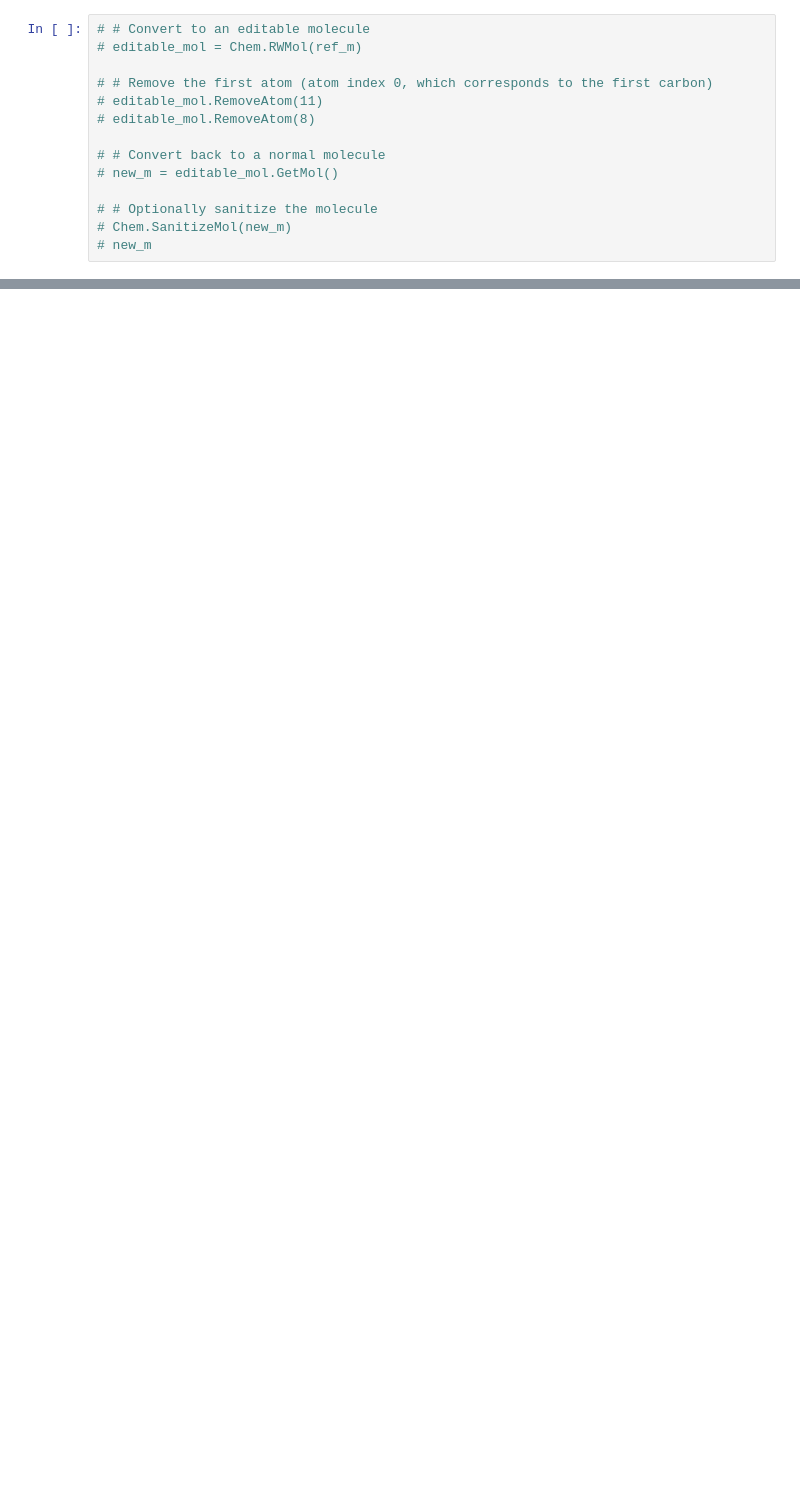
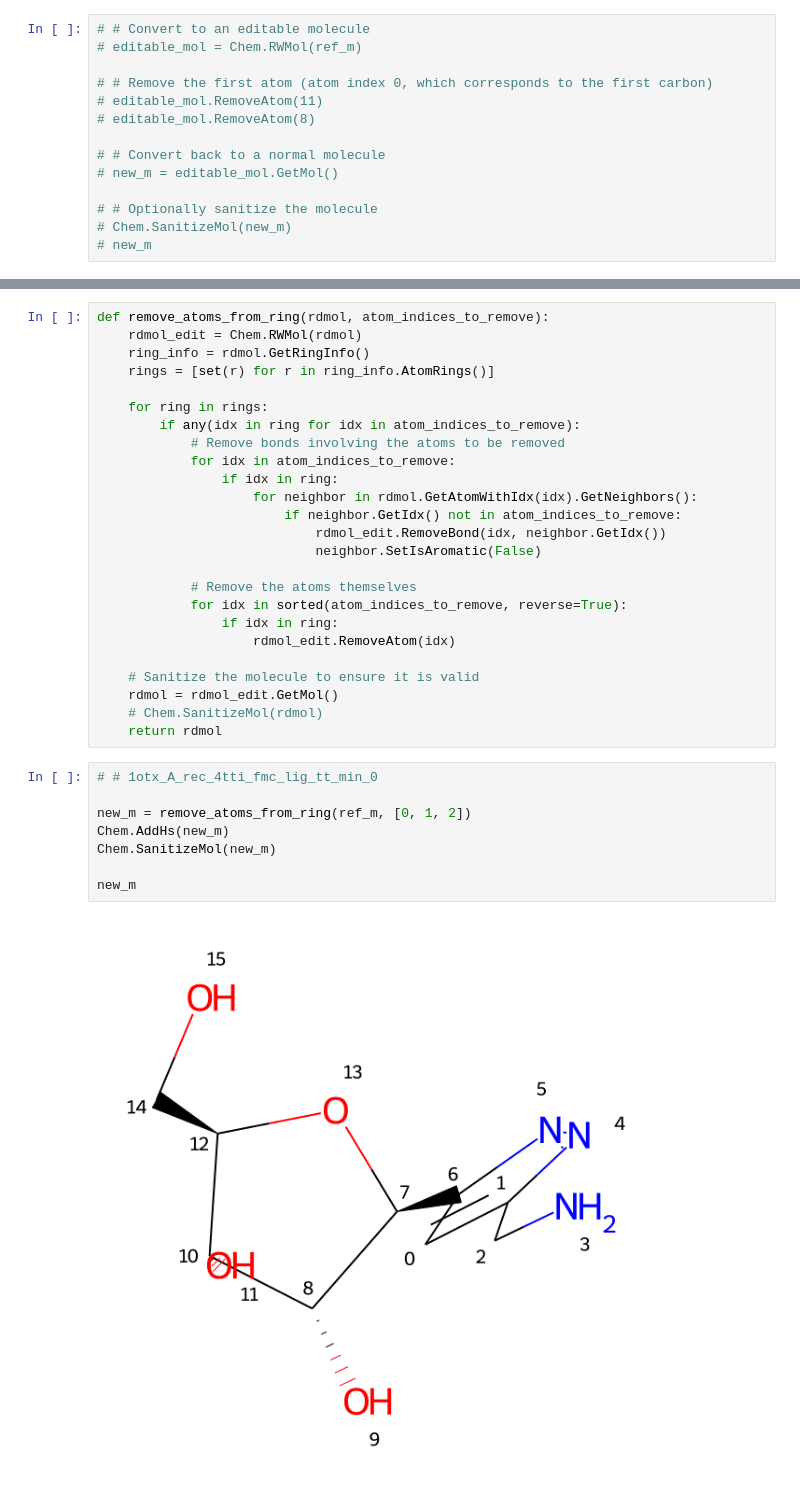
Before and after one commit to conghaowang/PP2Drug, a Jupyter notebook: src/evaluation/ligand_center2zero.ipynb, the cells around one changed output, grey strips where cells are left out. Saved outputs shown, nothing was run; the diff lists cells and outputs as text; blank space fills up the shorter version.

```diff
--- a/src/evaluation/ligand_center2zero.ipynb
+++ b/src/evaluation/ligand_center2zero.ipynb
@@ -277,0 +313,35 @@ ref_m
+# %%
+def remove_atoms_from_ring(rdmol, atom_indices_to_remove):
+    rdmol_edit = Chem.RWMol(rdmol)
+    ring_info = rdmol.GetRingInfo()
+    rings = [set(r) for r in ring_info.AtomRings()]
+
+    for ring in rings:
+        if any(idx in ring for idx in atom_indices_to_remove):
+            # Remove bonds involving the atoms to be removed
+            for idx in atom_indices_to_remove:
+                if idx in ring:
+                    for neighbor in rdmol.GetAtomWithIdx(idx).GetNeighbors():
+                        if neighbor.GetIdx() not in atom_indices_to_remove:
+                            rdmol_edit.RemoveBond(idx, neighbor.GetIdx())
+                            neighbor.SetIsAromatic(False)
+
+            # Remove the atoms themselves
+            for idx in sorted(atom_indices_to_remove, reverse=True):
+                if idx in ring:
+                    rdmol_edit.RemoveAtom(idx)
+
+    # Sanitize the molecule to ensure it is valid
+    rdmol = rdmol_edit.GetMol()
+    # Chem.SanitizeMol(rdmol)
+    return rdmol
+# %%
+# # 1otx_A_rec_4tti_fmc_lig_tt_min_0
+
+new_m = remove_atoms_from_ring(ref_m, [0, 1, 2])
+Chem.AddHs(new_m)
+Chem.SanitizeMol(new_m)
+
+new_m
+# %% [output]
+[figure, added]
```
Also changed, not shown: parts of 12 cells of this notebook, 15 other files.
